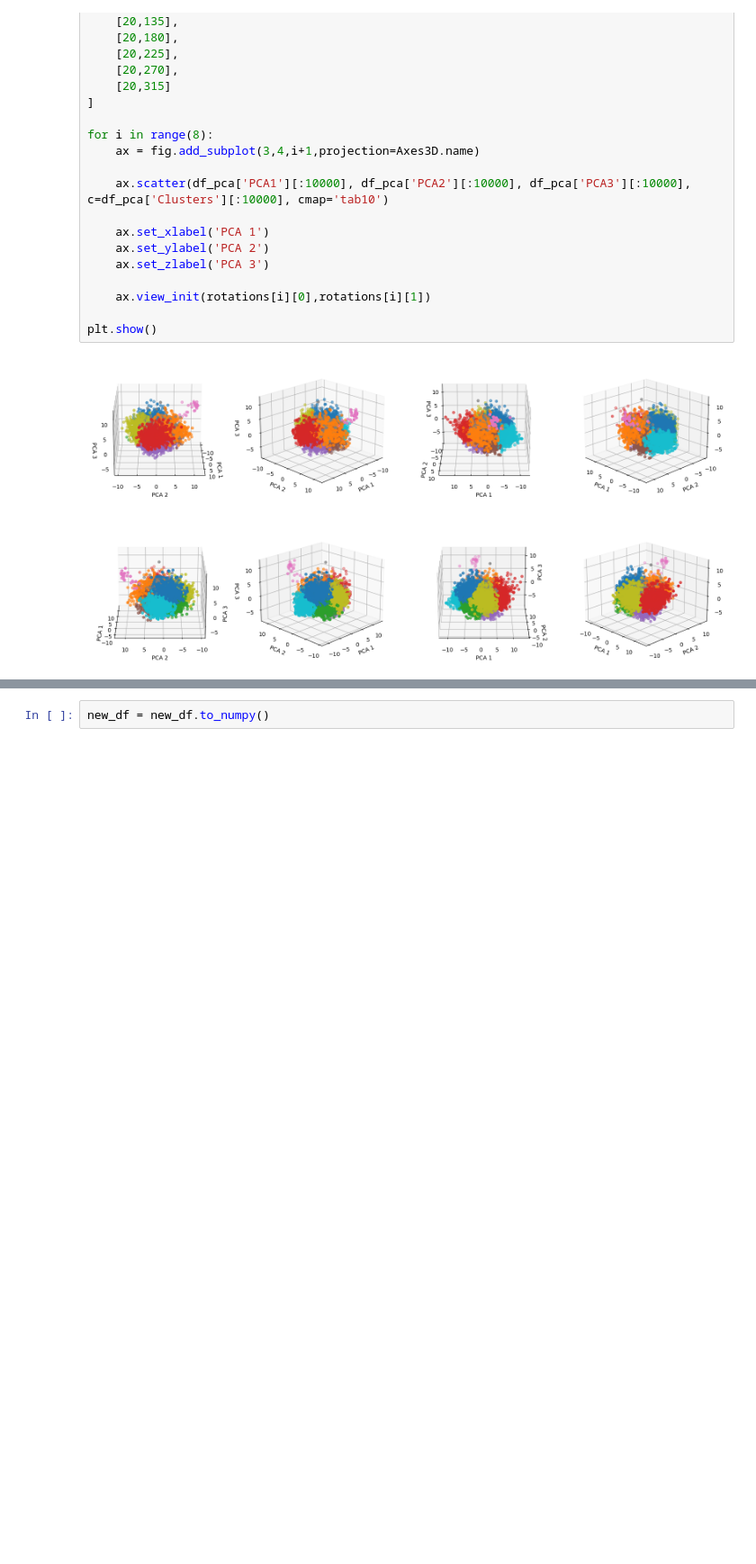
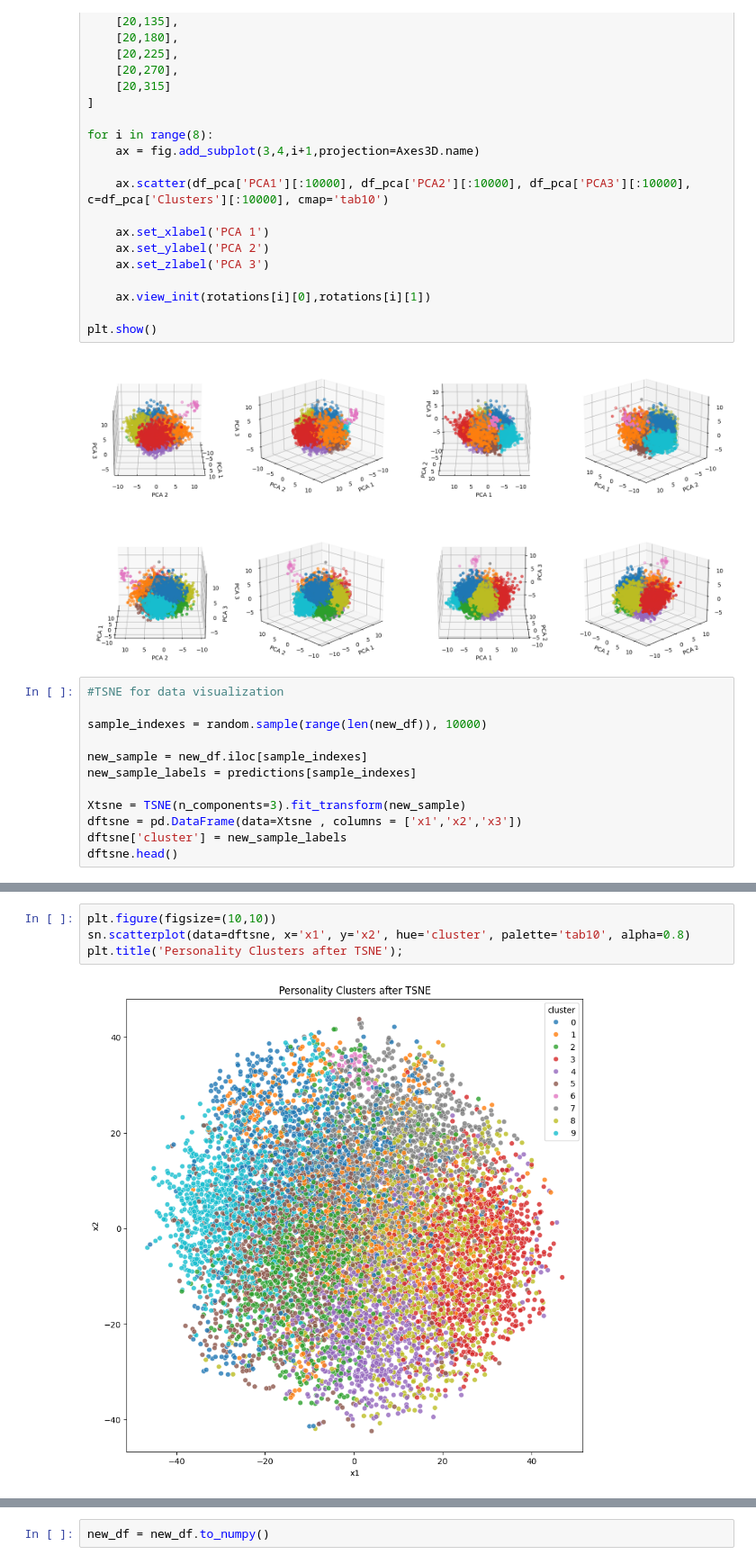
Before and after one commit to SvelaT/personality-clustering, a Jupyter notebook: personality_cluster.ipynb, the cells around one changed output, grey strips where cells are left out. Shown at 90% size. Saved outputs shown, nothing was run; the diff lists cells and outputs as text; blank space fills up the shorter version.

Commit message:
tsne

```diff
--- a/personality_cluster.ipynb
+++ b/personality_cluster.ipynb
@@ -186,3 +187,15 @@ for i in range(8):
 plt.show()
 # %% [output]
 [figure]
+# %%
+#TSNE for data visualization
+
+sample_indexes = random.sample(range(len(new_df)), 10000)
+
+new_sample = new_df.iloc[sample_indexes]
+new_sample_labels = predictions[sample_indexes]
+
+Xtsne = TSNE(n_components=3).fit_transform(new_sample)
+dftsne = pd.DataFrame(data=Xtsne , columns = ['x1','x2','x3'])
+dftsne['cluster'] = new_sample_labels
+dftsne.head()
@@ -188,0 +209,6 @@ plt.show()
+# %%
+plt.figure(figsize=(10,10))
+sn.scatterplot(data=dftsne, x='x1', y='x2', hue='cluster', palette='tab10', alpha=0.8)
+plt.title('Personality Clusters after TSNE');
+# %% [output]
+[figure, added]
```
Also changed, not shown: parts of 4 cells of this notebook.
